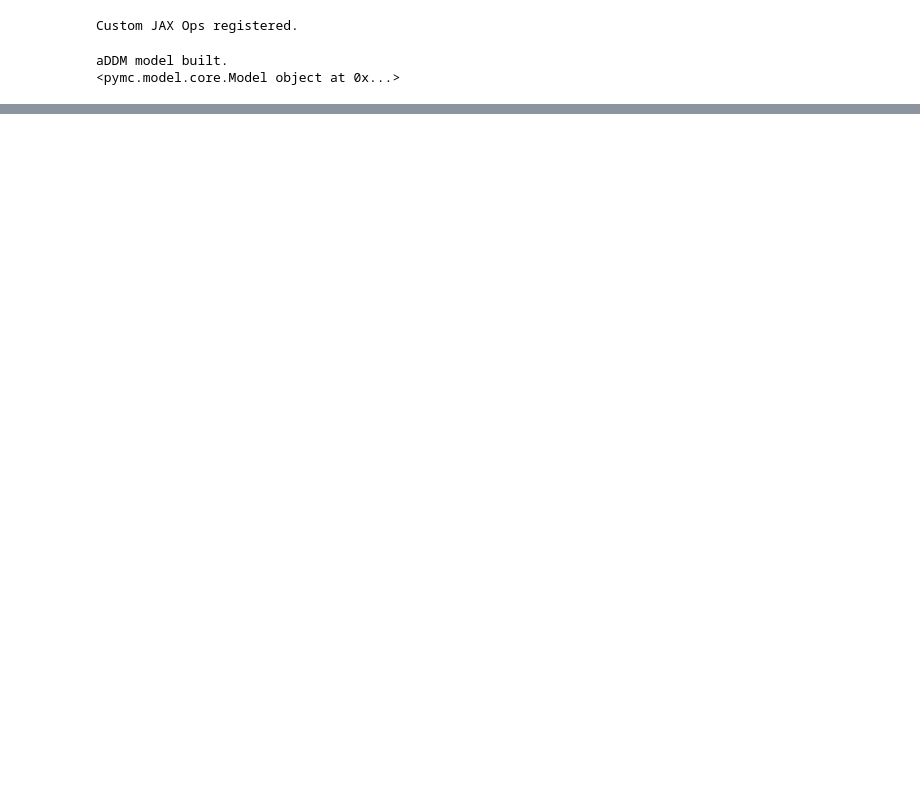
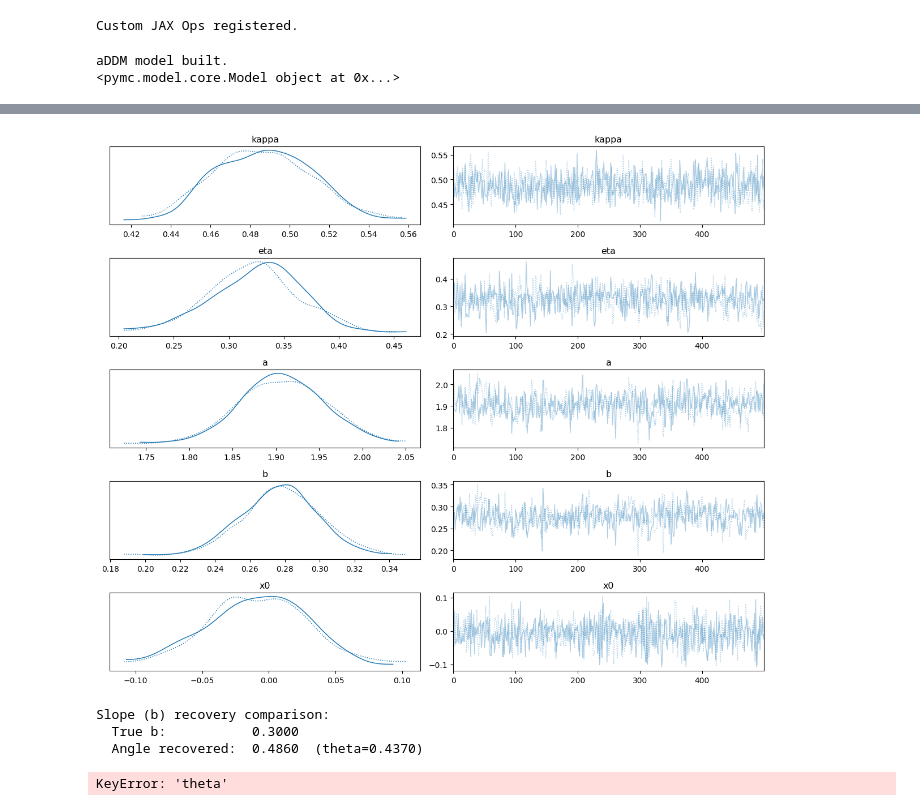
Before and after one commit to AndrewZhang599/efficient-fpt, a Jupyter notebook: examples/param_recovery_scripts/param_recovery_slope_test.ipynb, the cells around one changed output, grey strips where cells are left out. Saved outputs shown, nothing was run; the diff lists cells and outputs as text; code cells hidden in the pictures; blank space fills up the shorter version.

```diff
--- a/examples/param_recovery_scripts/param_recovery_slope_test.ipynb
+++ b/examples/param_recovery_scripts/param_recovery_slope_test.ipynb
@@ -28,6 +27,6 @@ HSSM Angle distribution loaded.
 # %%
 # ── Configuration ─────────────────────────────────────────────────────────────
-NUM_TRIALS     = 1000
+NUM_TRIALS     = 500
 FIXED_SIGMA    = 1.0
 FIXATION_SHAPE = 6
 FIXATION_SCALE = 0.1
@@ -106,13 +105,13 @@ if not np.all(terminated):
     mu_data_padded = mu_data_padded[keep]
 
 # Keep only trials with at most 10 fixations
-short = d_data <= 10
-if not np.all(short):
-    keep = np.where(short)[0]
-    rt_data = rt_data[keep]; choice_data = choice_data[keep]
-    d_data  = d_data[keep];  r1_data = r1_data[keep]; r2_data = r2_data[keep]
-    flag_data = flag_data[keep]; sacc_data_padded = sacc_data_padded[keep]
-    mu_data_padded = mu_data_padded[keep]
+# short = d_data <= 10
+# if not np.all(short):
+#     keep = np.where(short)[0]
+#     rt_data = rt_data[keep]; choice_data = choice_data[keep]
+#     d_data  = d_data[keep];  r1_data = r1_data[keep]; r2_data = r2_data[keep]
+#     flag_data = flag_data[keep]; sacc_data_padded = sacc_data_padded[keep]
+#     mu_data_padded = mu_data_padded[keep]
 
 max_d = int(d_data.max())
 # max_d = 5
@@ -434,12 +566,18 @@ for k in ['eta', 'kappa', 'a', 'b', 'theta', 'x0']:
 # %%
 # ── Trace plots + Angle vs aDDM slope comparison ──────────────────────────────
-az.plot_trace(addm_trace, var_names=["kappa", "eta", "a", "b", "x0", "theta"])
+az.plot_trace(addm_trace, var_names=["kappa", "eta", "a", "b", "x0"])
 plt.tight_layout()
 plt.show()
 
 print("\nSlope (b) recovery comparison:")
 print(f"  True b:           {TRUE_PARAMS['b']:.4f}")
 print(f"  Angle recovered:  {summary.loc['b', 'mean']:.4f}  "
       f"(theta={summary.loc['theta', 'mean']:.4f})")
 print(f"  aDDM  recovered:  {addm_summary.loc['b', 'mean']:.4f}  "
       f"(theta={addm_summary.loc['theta', 'mean']:.4f})")
+# %% [output]
+[figure, added]
+Slope (b) recovery comparison:
+  True b:           0.3000
+  Angle recovered:  0.4860  (theta=0.4370)
+KeyError: 'theta'
```
Also changed, not shown: parts of 7 cells of this notebook.
